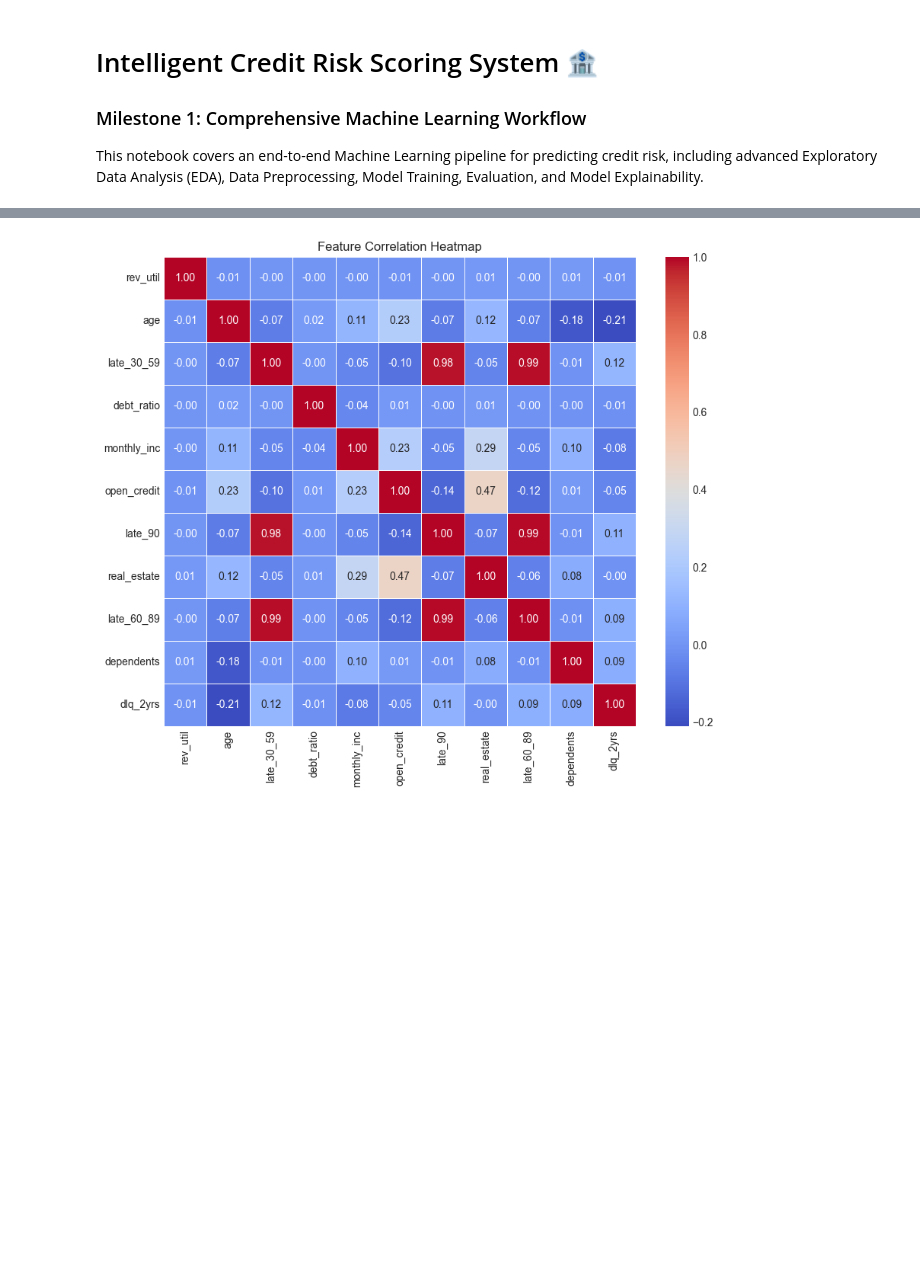
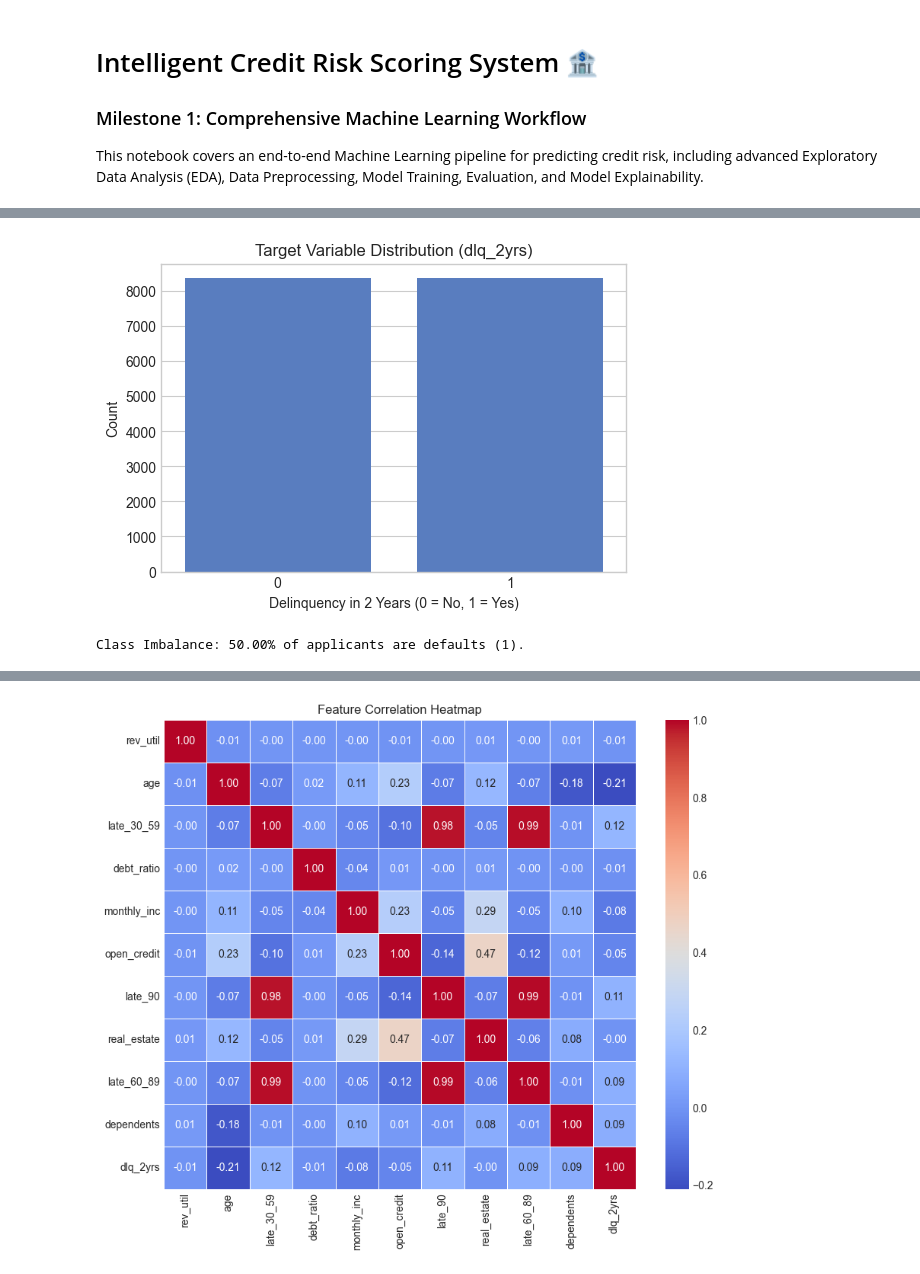
Before and after one commit to Divyapahuja31/AI-ML-Project, a Jupyter notebook: notebooks/eda.ipynb, the cells around one changed output, grey strips where cells are left out. Cells and saved outputs as stored; diff of their text form; code cells hidden in the pictures; blank space fills up the shorter version.

```diff
--- a/notebooks/eda.ipynb
+++ b/notebooks/eda.ipynb
@@ -25,0 +74,15 @@ sns.set_palette("muted")
+# %%
+# 2. Target Variable Distribution & Class Imbalance
+plt.figure(figsize=(6, 4))
+sns.countplot(x='dlq_2yrs', data=df)
+plt.title('Target Variable Distribution (dlq_2yrs)')
+plt.xlabel('Delinquency in 2 Years (0 = No, 1 = Yes)')
+plt.ylabel('Count')
+plt.show()
+
+# Calculate Imbalance percentage
+default_pct = (df['dlq_2yrs'].sum() / len(df)) * 100
+print(f"Class Imbalance: {default_pct:.2f}% of applicants are defaults (1).")
+# %% [output]
+[figure, added]
+Class Imbalance: 50.00% of applicants are defaults (1).
```
Also changed, not shown: parts of 8 cells of this notebook, 2 other files.
